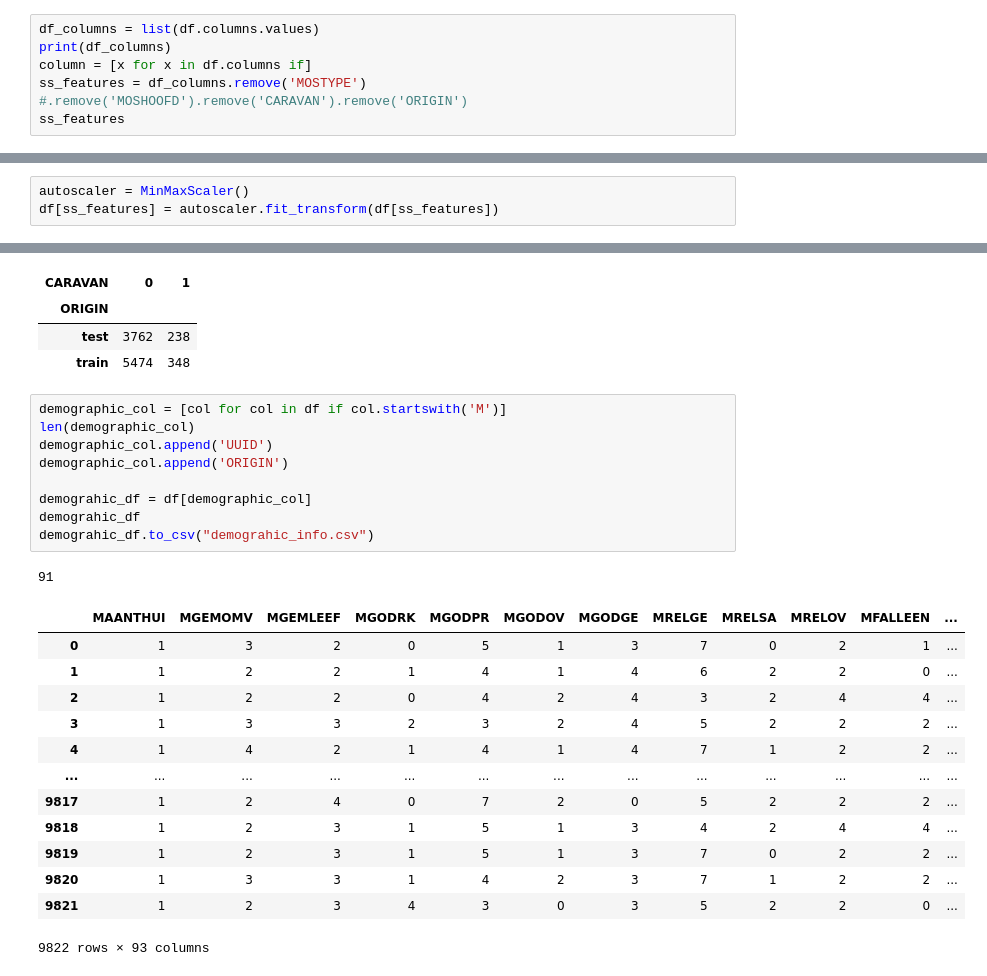
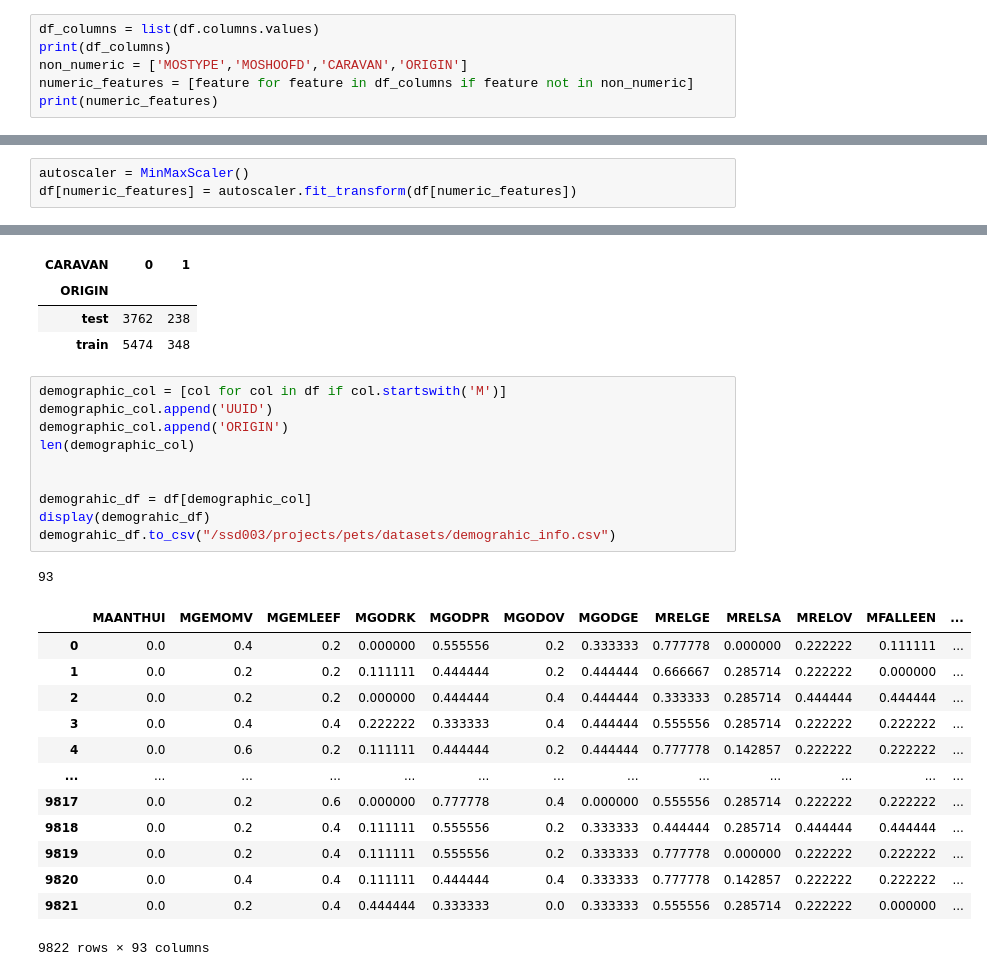
Before and after one commit to VectorInstitute/PETs-Bootcamp, a Jupyter notebook: intact/Caravan_EDA_Feature_Engineering.ipynb, the cells around one changed output, grey strips where cells are left out. Drawn from its saved outputs; the diff is of its cells as text.

Commit message:
Fixed issues on adding required columns to dataset, MinMax scaler applied to all non numeric columns and fixed output csv file path

```diff
--- a/intact/Caravan_EDA_Feature_Engineering.ipynb
+++ b/intact/Caravan_EDA_Feature_Engineering.ipynb
@@ -64,8 +64,7 @@ Index(['ORIGIN', 'MOSTYPE', 'MAANTHUI', 'MGEMOMV', 'MGEMLEEF', 'MOSHOOFD',
 # %%
 df_columns = list(df.columns.values)
 print(df_columns)
-column = [x for x in df.columns if]
-ss_features = df_columns.remove('MOSTYPE')
-#.remove('MOSHOOFD').remove('CARAVAN').remove('ORIGIN')
-ss_features
+non_numeric = ['MOSTYPE','MOSHOOFD','CARAVAN','ORIGIN']
+numeric_features = [feature for feature in df_columns if feature not in non_numeric]
+print(numeric_features)
 # %% [output]
@@ -74,6 +73,6 @@ ValueError: list.remove(x): x not in list
 # %%
 autoscaler = MinMaxScaler()
-df[ss_features] = autoscaler.fit_transform(df[ss_features])
+df[numeric_features] = autoscaler.fit_transform(df[numeric_features])
 # %%
 categorical_cols = ['MOSTYPE','MOSHOOFD']
 df = pd.get_dummies(df, columns = categorical_cols)
@@ -101,27 +100,28 @@ pd.crosstab(df.ORIGIN,df.CARAVAN)
 | train | 5474 | 348 |
 # %%
 demographic_col = [col for col in df if col.startswith('M')]
-len(demographic_col)
 demographic_col.append('UUID')
 demographic_col.append('ORIGIN')
+len(demographic_col)
+
 
 demograhic_df = df[demographic_col]
-demograhic_df
-demograhic_df.to_csv("demograhic_info.csv")
+display(demograhic_df)
+demograhic_df.to_csv("/ssd003/projects/pets/datasets/demograhic_info.csv")
 # %% [output]
-91
+93
 |  | MAANTHUI | MGEMOMV | MGEMLEEF | MGODRK | MGODPR | MGODOV | MGODGE | MRELGE | MRELSA | MRELOV | MFALLEEN | ... |
-| 0 | 1 | 3 | 2 | 0 | 5 | 1 | 3 | 7 | 0 | 2 | 1 | ... |
-| 1 | 1 | 2 | 2 | 1 | 4 | 1 | 4 | 6 | 2 | 2 | 0 | ... |
-| 2 | 1 | 2 | 2 | 0 | 4 | 2 | 4 | 3 | 2 | 4 | 4 | ... |
-| 3 | 1 | 3 | 3 | 2 | 3 | 2 | 4 | 5 | 2 | 2 | 2 | ... |
-| 4 | 1 | 4 | 2 | 1 | 4 | 1 | 4 | 7 | 1 | 2 | 2 | ... |
+| 0 | 0.0 | 0.4 | 0.2 | 0.000000 | 0.555556 | 0.2 | 0.333333 | 0.777778 | 0.000000 | 0.222222 | 0.111111 | ... |
+| 1 | 0.0 | 0.2 | 0.2 | 0.111111 | 0.444444 | 0.2 | 0.444444 | 0.666667 | 0.285714 | 0.222222 | 0.000000 | ... |
+| 2 | 0.0 | 0.2 | 0.2 | 0.000000 | 0.444444 | 0.4 | 0.444444 | 0.333333 | 0.285714 | 0.444444 | 0.444444 | ... |
+| 3 | 0.0 | 0.4 | 0.4 | 0.222222 | 0.333333 | 0.4 | 0.444444 | 0.555556 | 0.285714 | 0.222222 | 0.222222 | ... |
+| 4 | 0.0 | 0.6 | 0.2 | 0.111111 | 0.444444 | 0.2 | 0.444444 | 0.777778 | 0.142857 | 0.222222 | 0.222222 | ... |
 | ... | ... | ... | ... | ... | ... | ... | ... | ... | ... | ... | ... | ... |
-| 9817 | 1 | 2 | 4 | 0 | 7 | 2 | 0 | 5 | 2 | 2 | 2 | ... |
-| 9818 | 1 | 2 | 3 | 1 | 5 | 1 | 3 | 4 | 2 | 4 | 4 | ... |
-| 9819 | 1 | 2 | 3 | 1 | 5 | 1 | 3 | 7 | 0 | 2 | 2 | ... |
-| 9820 | 1 | 3 | 3 | 1 | 4 | 2 | 3 | 7 | 1 | 2 | 2 | ... |
-| 9821 | 1 | 2 | 3 | 4 | 3 | 0 | 3 | 5 | 2 | 2 | 0 | ... |
+| 9817 | 0.0 | 0.2 | 0.6 | 0.000000 | 0.777778 | 0.4 | 0.000000 | 0.555556 | 0.285714 | 0.222222 | 0.222222 | ... |
+| 9818 | 0.0 | 0.2 | 0.4 | 0.111111 | 0.555556 | 0.2 | 0.333333 | 0.444444 | 0.285714 | 0.444444 | 0.444444 | ... |
+| 9819 | 0.0 | 0.2 | 0.4 | 0.111111 | 0.555556 | 0.2 | 0.333333 | 0.777778 | 0.000000 | 0.222222 | 0.222222 | ... |
+| 9820 | 0.0 | 0.4 | 0.4 | 0.111111 | 0.444444 | 0.4 | 0.333333 | 0.777778 | 0.142857 | 0.222222 | 0.222222 | ... |
+| 9821 | 0.0 | 0.2 | 0.4 | 0.444444 | 0.333333 | 0.0 | 0.333333 | 0.555556 | 0.285714 | 0.222222 | 0.000000 | ... |
 9822 rows × 93 columns
 # %%
 prdct_insurance_stats_col = [col for col in df if (col.startswith('A') or col.startswith('P'))]
```
Also changed, not shown: parts of 2 cells of this notebook.
